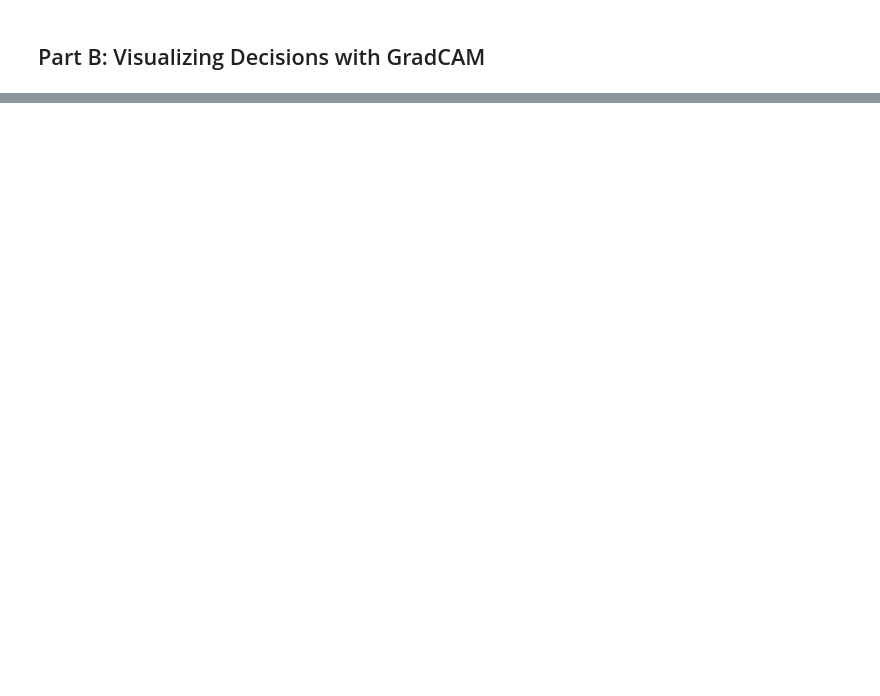
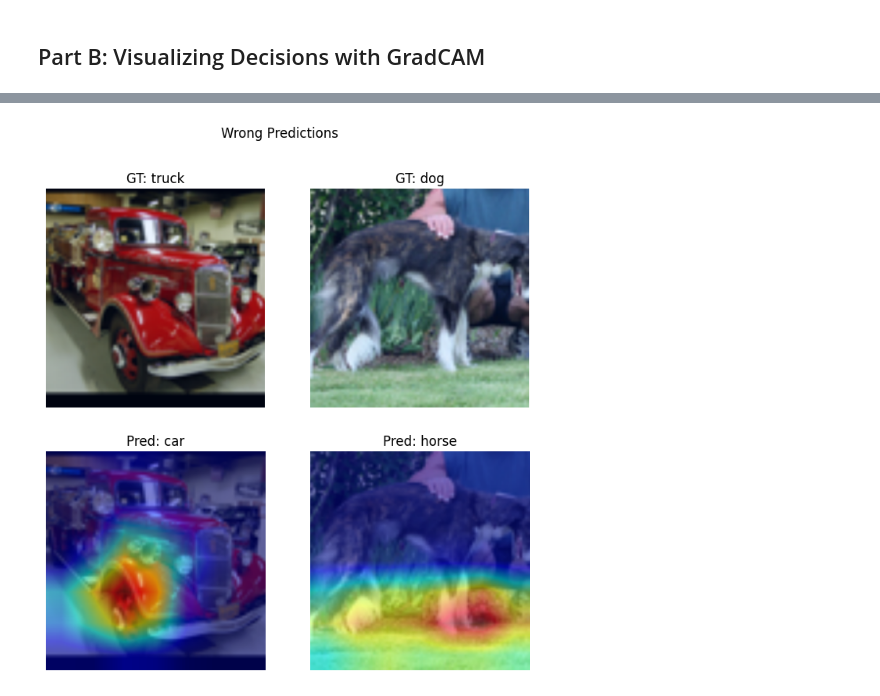
Before and after one commit to ZainabIftikhar1204/DL_Assg3, a Jupyter notebook: DL_Assg3.ipynb, the cells around one changed output, grey strips where cells are left out. Cells and saved outputs as stored; diff of their text form; code cells hidden in the pictures; blank space fills up the shorter version.

```diff
--- a/DL_Assg3.ipynb
+++ b/DL_Assg3.ipynb
@@ -480,0 +573,4 @@ THe early layers extract features like colors, edges, contours and shadows etc w
+# %%
+show_results(wrong_imgs[2:4], wrong_cams[2:4], wrong_lbls[2:4], wrong_preds[2:4], "Wrong Predictions")
+# %% [output]
+[figure, added]
```
Also changed, not shown: parts of 19 cells of this notebook.
